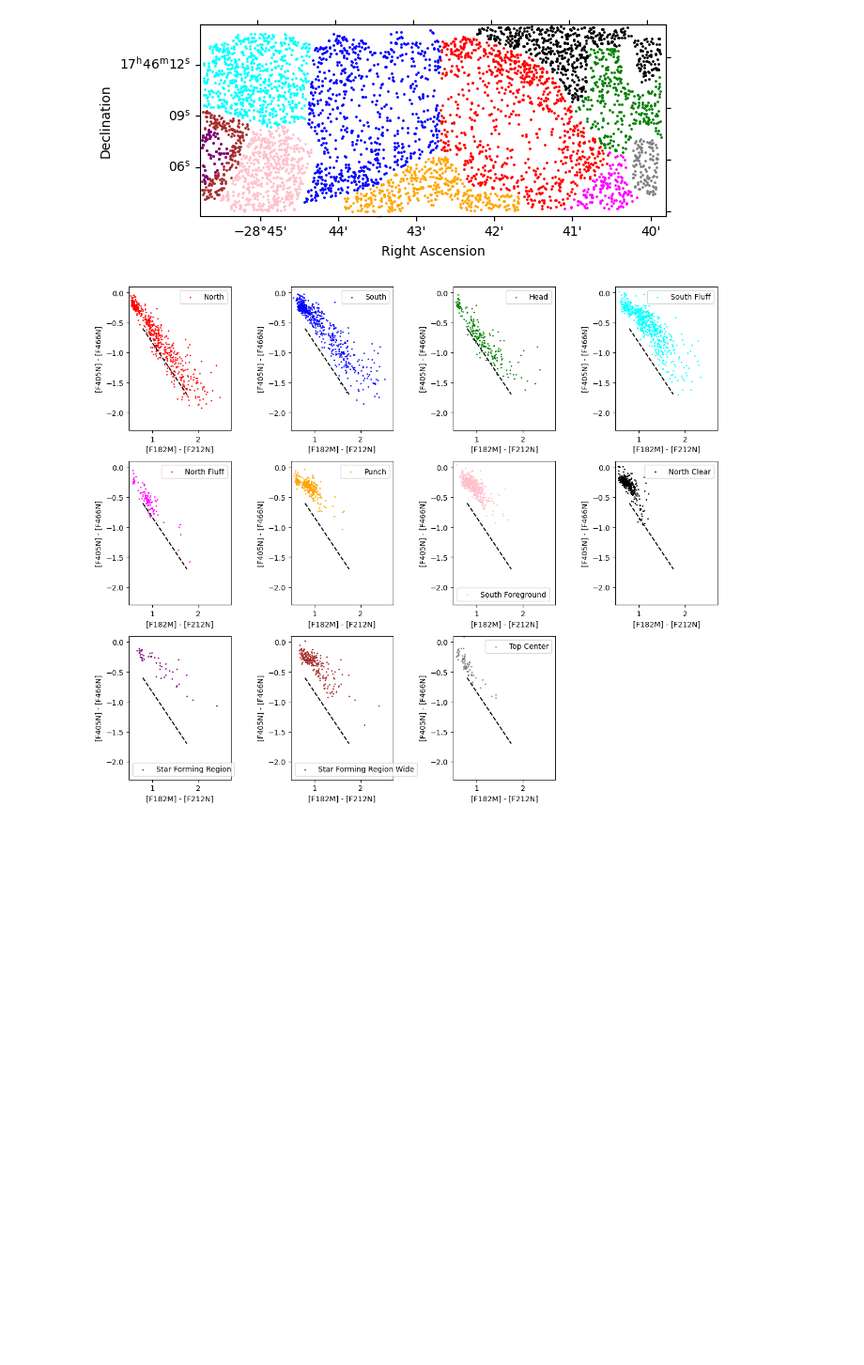
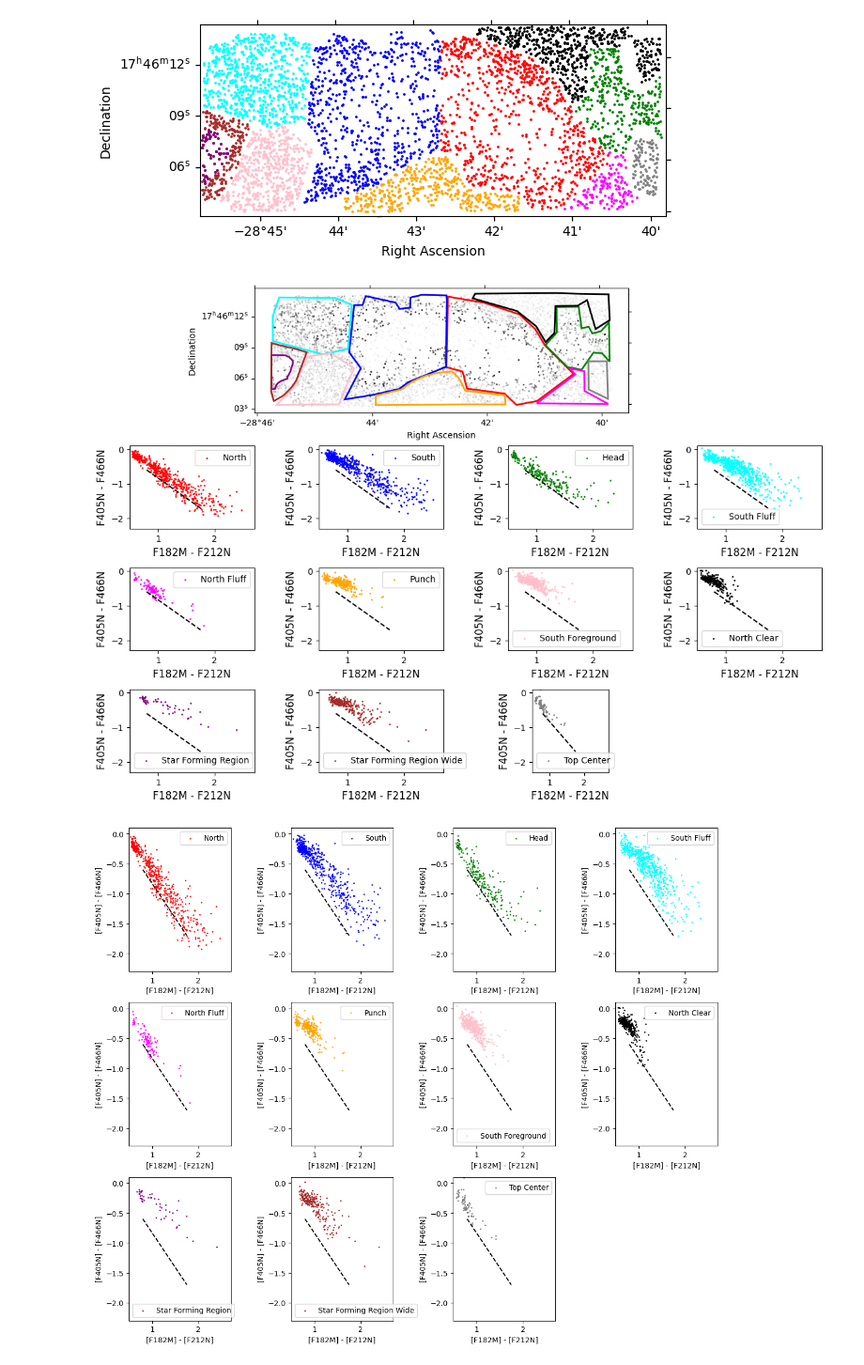
Before and after one commit to SpacialTree/dustridge-cd, a Jupyter notebook: notebooks/brick_analysis.ipynb, the cells around one changed output. Shown at 94% size. Saved outputs shown, nothing was run; the diff lists cells and outputs as text; code cells hidden in the pictures; blank space fills up the shorter version.

```diff
--- a/notebooks/brick_analysis.ipynb
+++ b/notebooks/brick_analysis.ipynb
@@ -150,6 +171,73 @@ cat_brick_topc_rc.plot_position(ax=ax, color='gray', s=1, label='Top Center', tr
 # %% [output]
 <WCSAxes: >
 [figure]
+# %%
+fig = plt.figure(figsize=(12,8))
+ax1 = plt.subplot(445)
+ax2 = plt.subplot(446)
+ax3 = plt.subplot(447)
+ax4 = plt.subplot(448)
+ax5 = plt.subplot(449)
+ax6 = plt.subplot(4, 4, 10)
+ax7 = plt.subplot(4, 4, 11)
+ax8 = plt.subplot(4, 4, 12)
+ax9 = plt.subplot(4, 4, 13)
+ax10 = plt.subplot(4, 4, 14)
+ax11 = plt.subplot(4, 4, 15)
+
+cat_brick_north_rc.plot_CCD('f182m', 'f212n', 'f405n', 'f466n', color='red', s=1, label='North', ax=ax1)
+
+cat_brick_south_rc.plot_CCD('f182m', 'f212n', 'f405n', 'f466n', color='blue', s=1, label='South', ax=ax2)
+
+cat_brick_head_rc.plot_CCD('f182m', 'f212n', 'f405n', 'f466n', color='green', s=1, label='Head', ax=ax3)
+
+cat_brick_sfluff_rc.plot_CCD('f182m', 'f212n', 'f405n', 'f466n', color='cyan', s=1, label='South Fluff', ax=ax4)
+
+cat_brick_nfluff_rc.plot_CCD('f182m', 'f212n', 'f405n', 'f466n', color='magenta', s=1, label='North Fluff', ax=ax5)
+
+cat_brick_punch_rc.plot_CCD('f182m', 'f212n', 'f405n', 'f466n', color='orange', s=1, label='Punch', ax=ax6)
+
+cat_brick_sfore_rc.plot_CCD('f182m', 'f212n', 'f405n', 'f466n', color='pink', s=1, label='South Foreground', ax=ax7)
+
+cat_brick_nclear_rc.plot_CCD('f182m', 'f212n', 'f405n', 'f466n', color='k', s=1, label='North Clear', ax=ax8)
+
+cat_brick_sfr_rc.plot_CCD('f182m', 'f212n', 'f405n', 'f466n', color='purple', s=1, label='Star Forming Region', ax=ax9)
+
+cat_brick_sfrwide_rc.plot_CCD('f182m', 'f212n', 'f405n', 'f466n', color='brown', s=1, label='Star Forming Region Wide', ax=ax10)
+
+cat_brick_topc_rc.plot_CCD('f182m', 'f212n', 'f405n', 'f466n', color='gray', s=1, label='Top Center', ax=ax11)
+
+axes = [ax1, ax2, ax3, ax4, ax5, ax6, ax7, ax8, ax9, ax10, ax11]
+for a in axes:
+    a.set_xlabel('F182M - F212N', fontsize=12)
+    a.set_ylabel('F405N - F466N', fontsize=12)
+    a.plot([0.8, 1.75], [-0.6, -1.7], color='k', linestyle='dashed')
+    a.legend()
+    a.set_xlim(0.5, 2.7)
+    a.set_ylim(-2.3, 0.1)
+
+plt.tight_layout()
+
+ax = ax1.inset_axes([1, 1.4, 3, 1.5], projection=ww_brick)
+plt.imshow(nanfield_brick)
+cat_brick_rc.plot_position(ax=ax, transform=ax.get_transform('world'), s=1, cmap='Greys', c=cat_brick_rc.color('f182m', 'f212n'))
+
+reg_brick_north[0].to_pixel(ww_brick).plot(ax=ax, facecolor='none', edgecolor='red')
+reg_brick_south[0].to_pixel(ww_brick).plot(ax=ax, facecolor='none', edgecolor='blue')
+reg_brick_head[0].to_pixel(ww_brick).plot(ax=ax, facecolor='none', edgecolor='green')
+reg_brick_sfluff[0].to_pixel(ww_brick).plot(ax=ax, facecolor='none', edgecolor='cyan')
+reg_brick_nfluff[0].to_pixel(ww_brick).plot(ax=ax, facecolor='none', edgecolor='magenta')
+reg_brick_sfr[0].to_pixel(ww_brick).plot(ax=ax, facecolor='none', edgecolor='purple')
+reg_brick_punch[0].to_pixel(ww_brick).plot(ax=ax, facecolor='none', edgecolor='orange')
+reg_brick_sfore[0].to_pixel(ww_brick).plot(ax=ax, facecolor='none', edgecolor='pink')
+reg_brick_nclear[0].to_pixel(ww_brick).plot(ax=ax, facecolor='none', edgecolor='k')
+reg_brick_topc[0].to_pixel(ww_brick).plot(ax=ax, facecolor='none', edgecolor='gray')
+reg_brick_sfrwide[0].to_pixel(ww_brick).plot(ax=ax, facecolor='none', edgecolor='brown')
+
+plt.savefig('/orange/adamginsburg/jwst/cloudc/figures/brick_rc_CCDs.png', dpi=300, bbox_inches='tight')
+plt.savefig('/orange/adamginsburg/jwst/cloudc/figures/brick_rc_CCDs.pdf', bbox_inches='tight')
+# %% [output]
+[figure, added]
 # %%
 fig = plt.figure(figsize=(12, 10))
 
```
Also changed, not shown: parts of 9 cells of this notebook, 2 other files.
